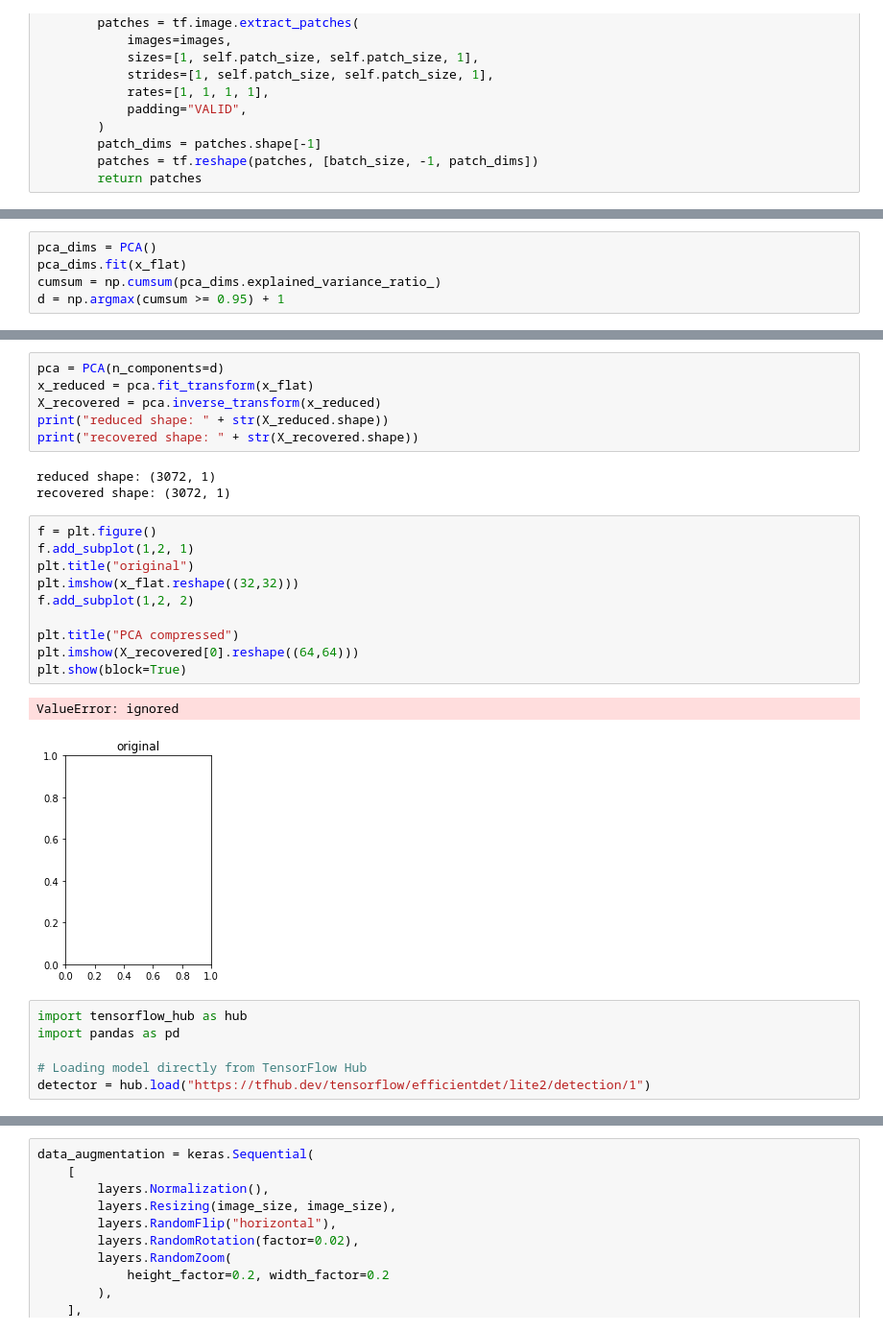
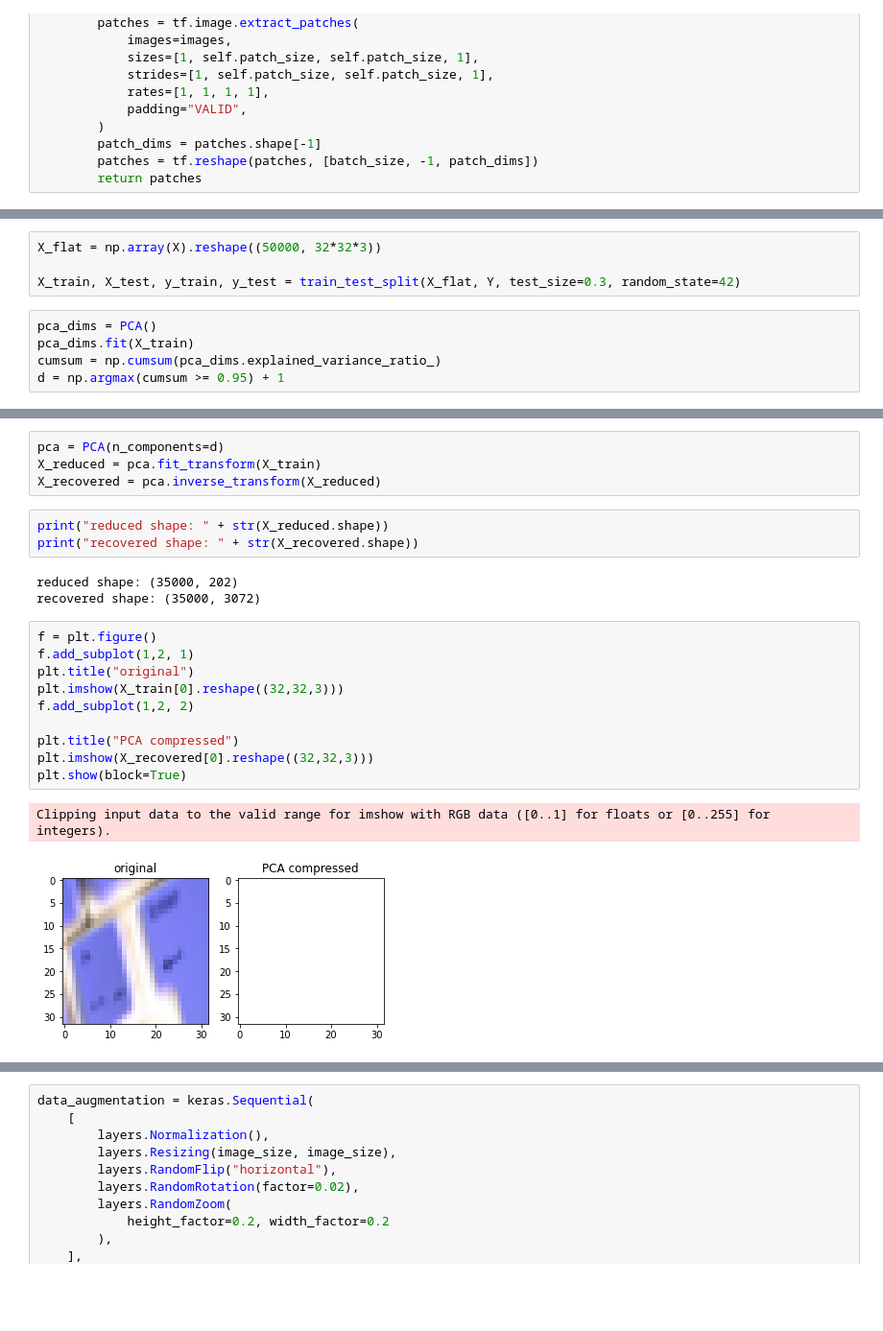
Before and after one commit to mmarxe/Image-Classfication-using-Transformers-ViT-, a Jupyter notebook: model.ipynb, the cells around one changed output, grey strips where cells are left out. Shown: that part at 96% size. Drawn from its saved outputs; the diff is of its cells as text; blank space fills up the shorter version.

```diff
--- a/model.ipynb
+++ b/model.ipynb
@@ -117,7 +128,11 @@ x_train[0].shape
 [figure]
+# %%
+X_flat = np.array(X).reshape((50000, 32*32*3))
+
+X_train, X_test, y_train, y_test = train_test_split(X_flat, Y, test_size=0.3, random_state=42)
 # %%
 pca_dims = PCA()
-pca_dims.fit(x_flat)
+pca_dims.fit(X_train)
 cumsum = np.cumsum(pca_dims.explained_variance_ratio_)
 d = np.argmax(cumsum >= 0.95) + 1
 # %%
@@ -127,28 +142,23 @@ d
+# %%
+pca = PCA(n_components=d)
+X_reduced = pca.fit_transform(X_train)
+X_recovered = pca.inverse_transform(X_reduced)
 # %%
-pca = PCA(n_components=d)
-x_reduced = pca.fit_transform(x_flat)
-X_recovered = pca.inverse_transform(x_reduced)
 print("reduced shape: " + str(X_reduced.shape))
 print("recovered shape: " + str(X_recovered.shape))
 # %% [output]
-reduced shape: (3072, 1)
-recovered shape: (3072, 1)
+reduced shape: (35000, 202)
+recovered shape: (35000, 3072)
 # %%
 f = plt.figure()
 f.add_subplot(1,2, 1)
 plt.title("original")
-plt.imshow(x_flat.reshape((32,32)))
+plt.imshow(X_train[0].reshape((32,32,3)))
 f.add_subplot(1,2, 2)
 
 plt.title("PCA compressed")
-plt.imshow(X_recovered[0].reshape((64,64)))
+plt.imshow(X_recovered[0].reshape((32,32,3)))
 plt.show(block=True)
 # %% [output]
-ValueError: ignored
+Clipping input data to the valid range for imshow with RGB data ([0..1] for floats or [0..255] for integers).
-[figure, old version]
+[figure, new version]
-# %%
-import tensorflow_hub as hub
-import pandas as pd
-
-# Loading model directly from TensorFlow Hub
-detector = hub.load("https://tfhub.dev/tensorflow/efficientdet/lite2/detection/1")
```
Also changed, not shown: parts of 23 cells of this notebook.
